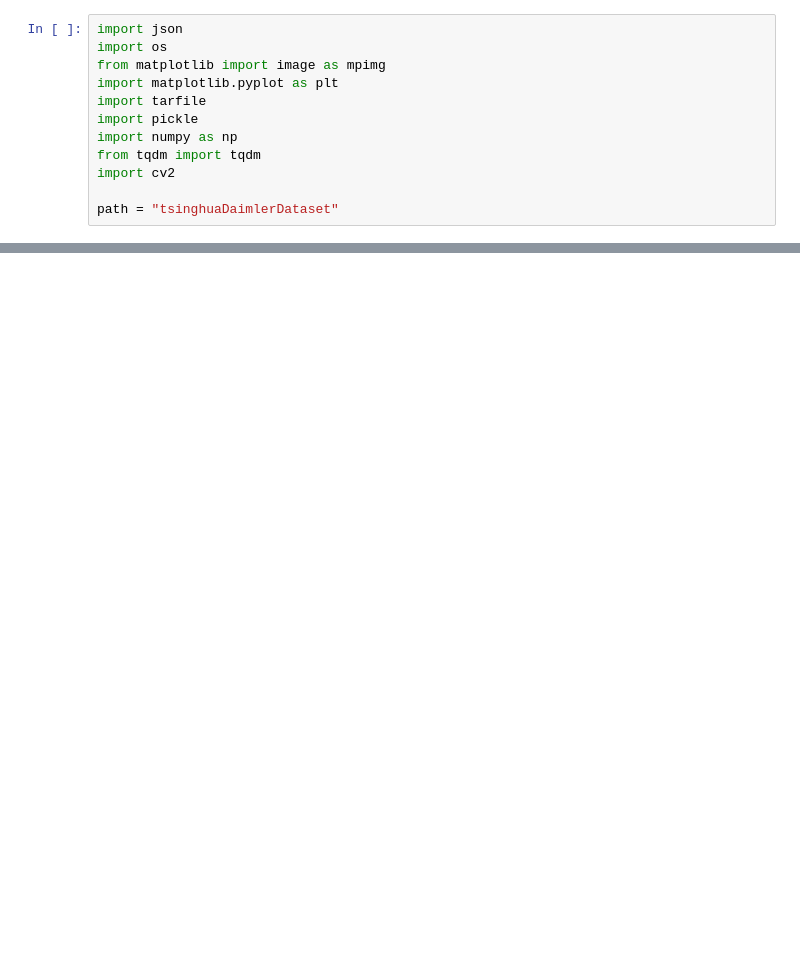
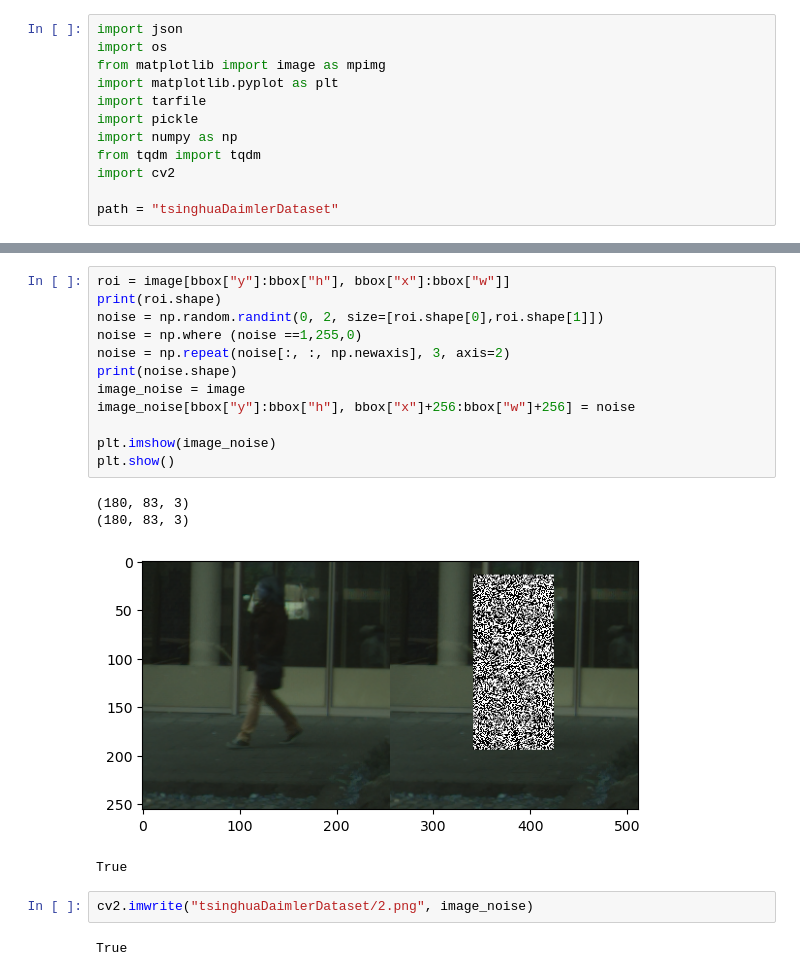
Before and after one commit to CamilleChallier/LSP5_compost, a Jupyter notebook: data_preprocessing/create_data.ipynb, the cells around one changed output, grey strips where cells are left out. Cells and saved outputs as stored; diff of their text form; blank space fills up the shorter version.

```diff
--- a/data_preprocessing/create_data.ipynb
+++ b/data_preprocessing/create_data.ipynb
@@ -80,0 +146,21 @@ replace_plastics_with_noise( path + "/images_full/train/", path + "/bbox2/")
+# %%
+roi = image[bbox["y"]:bbox["h"], bbox["x"]:bbox["w"]]
+print(roi.shape)
+noise = np.random.randint(0, 2, size=[roi.shape[0],roi.shape[1]])
+noise = np.where (noise ==1,255,0)
+noise = np.repeat(noise[:, :, np.newaxis], 3, axis=2)
+print(noise.shape)
+image_noise = image
+image_noise[bbox["y"]:bbox["h"], bbox["x"]+256:bbox["w"]+256] = noise
+
+plt.imshow(image_noise)
+plt.show()
+# %% [output]
+(180, 83, 3)
+(180, 83, 3)
+[figure, added]
+True
+# %%
+cv2.imwrite("tsinghuaDaimlerDataset/2.png", image_noise)
+# %% [output]
+True
```
Also changed, not shown: parts of 10 cells of this notebook, 5 other files.
